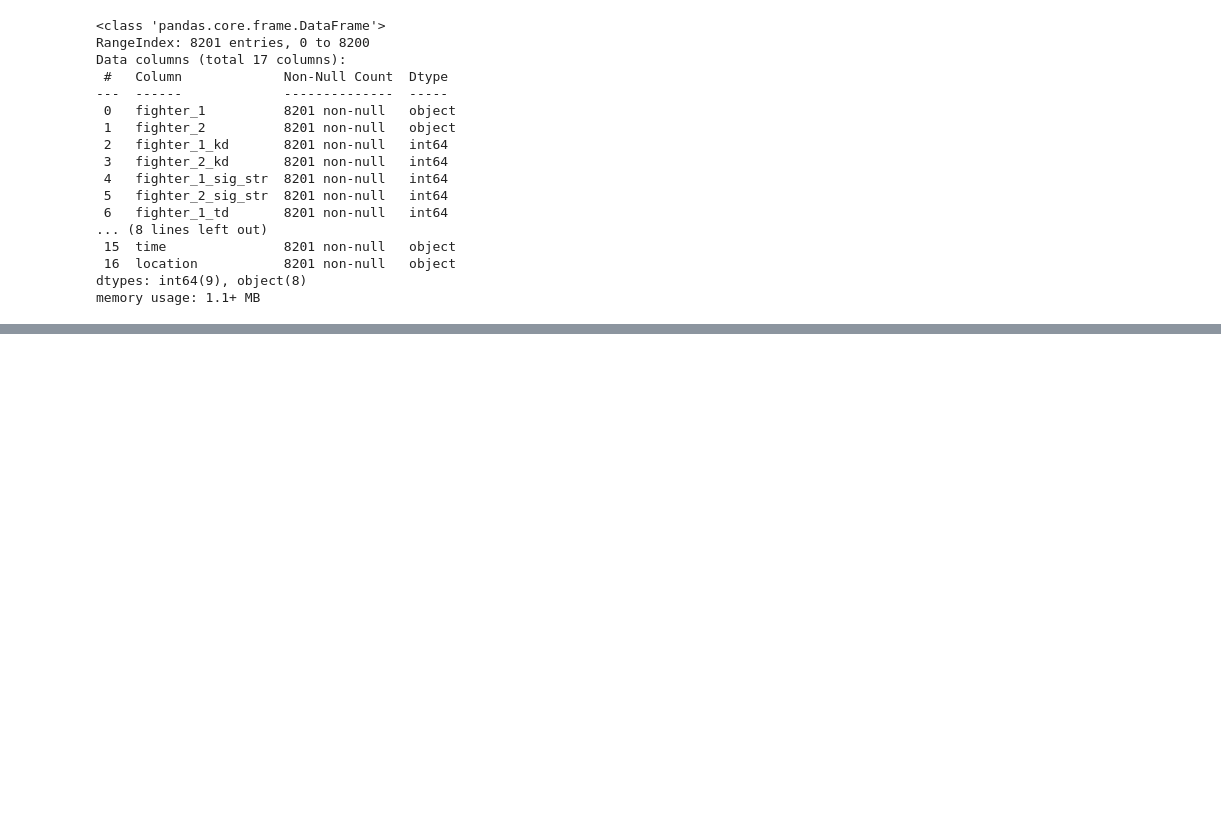
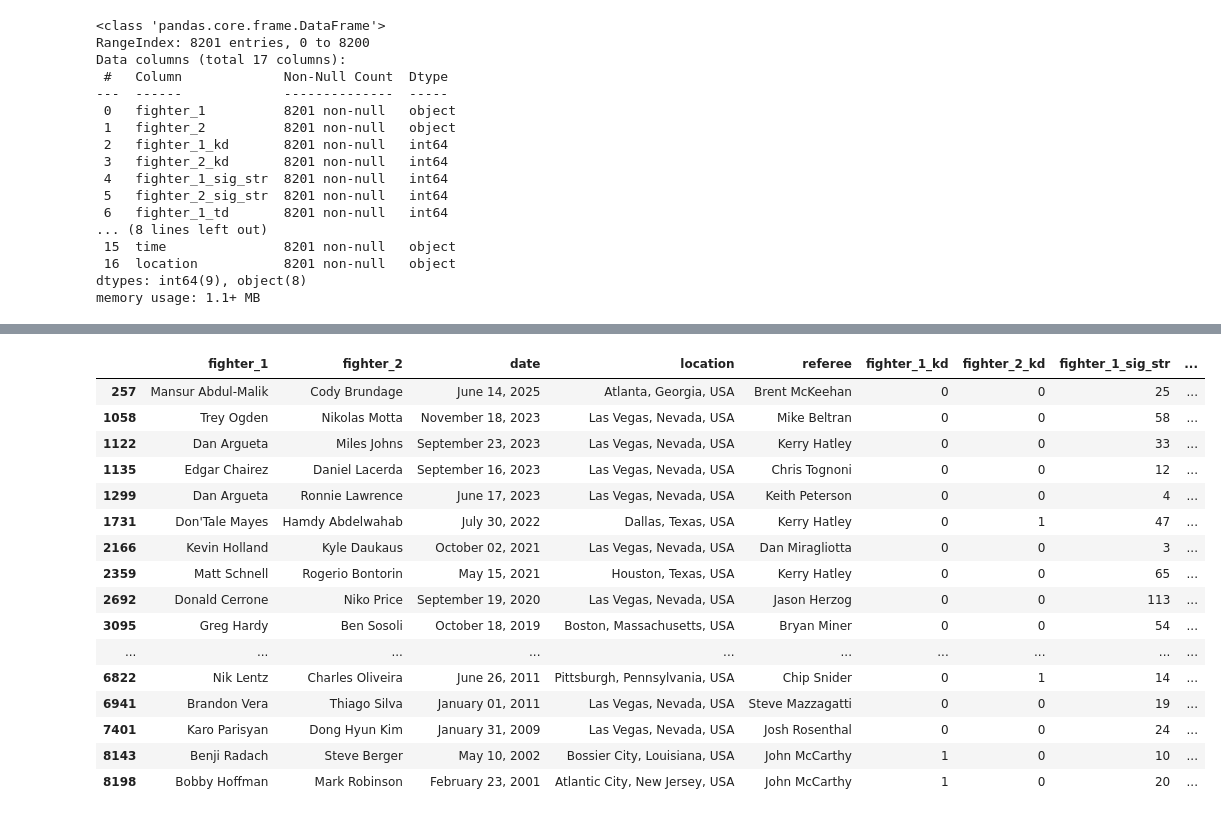
Before and after one commit to LLWICK/UFC-Fight-Winner-Predictor-Machine-learning, a Jupyter notebook: training/training.ipynb, the cells around one changed output, grey strips where cells are left out. Cells and saved outputs as stored; diff of their text form; code cells hidden in the pictures; blank space fills up the shorter version.

```diff
--- a/training/training.ipynb
+++ b/training/training.ipynb
@@ -159,0 +169,20 @@ df[df['result']=='nc']
+# %%
+df[df['method']=='Overturned']
+# %% [output]
+|  | fighter_1 | fighter_2 | date | location | referee | fighter_1_kd | fighter_2_kd | fighter_1_sig_str | ... |
+| 257 | Mansur Abdul-Malik | Cody Brundage | June 14, 2025 | Atlanta, Georgia, USA | Brent McKeehan | 0 | 0 | 25 | ... |
+| 1058 | Trey Ogden | Nikolas Motta | November 18, 2023 | Las Vegas, Nevada, USA | Mike Beltran | 0 | 0 | 58 | ... |
+| 1122 | Dan Argueta | Miles Johns | September 23, 2023 | Las Vegas, Nevada, USA | Kerry Hatley | 0 | 0 | 33 | ... |
+| 1135 | Edgar Chairez | Daniel Lacerda | September 16, 2023 | Las Vegas, Nevada, USA | Chris Tognoni | 0 | 0 | 12 | ... |
+| 1299 | Dan Argueta | Ronnie Lawrence | June 17, 2023 | Las Vegas, Nevada, USA | Keith Peterson | 0 | 0 | 4 | ... |
+| 1731 | Don'Tale Mayes | Hamdy Abdelwahab | July 30, 2022 | Dallas, Texas, USA | Kerry Hatley | 0 | 1 | 47 | ... |
+| 2166 | Kevin Holland | Kyle Daukaus | October 02, 2021 | Las Vegas, Nevada, USA | Dan Miragliotta | 0 | 0 | 3 | ... |
+| 2359 | Matt Schnell | Rogerio Bontorin | May 15, 2021 | Houston, Texas, USA | Kerry Hatley | 0 | 0 | 65 | ... |
+| 2692 | Donald Cerrone | Niko Price | September 19, 2020 | Las Vegas, Nevada, USA | Jason Herzog | 0 | 0 | 113 | ... |
+| 3095 | Greg Hardy | Ben Sosoli | October 18, 2019 | Boston, Massachusetts, USA | Bryan Miner | 0 | 0 | 54 | ... |
+| ... | ... | ... | ... | ... | ... | ... | ... | ... | ... |
+| 6822 | Nik Lentz | Charles Oliveira | June 26, 2011 | Pittsburgh, Pennsylvania, USA | Chip Snider | 0 | 1 | 14 | ... |
+| 6941 | Brandon Vera | Thiago Silva | January 01, 2011 | Las Vegas, Nevada, USA | Steve Mazzagatti | 0 | 0 | 19 | ... |
+| 7401 | Karo Parisyan | Dong Hyun Kim | January 31, 2009 | Las Vegas, Nevada, USA | Josh Rosenthal | 0 | 0 | 24 | ... |
+| 8143 | Benji Radach | Steve Berger | May 10, 2002 | Bossier City, Louisiana, USA | John McCarthy | 1 | 0 | 10 | ... |
+| 8198 | Bobby Hoffman | Mark Robinson | February 23, 2001 | Atlantic City, New Jersey, USA | John McCarthy | 1 | 0 | 20 | ... |
```
Also changed, not shown: parts of 4 cells of this notebook.
